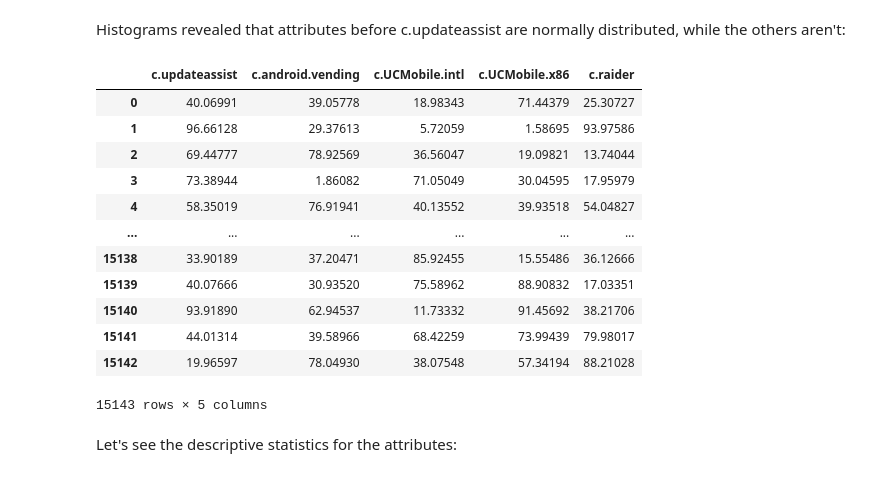
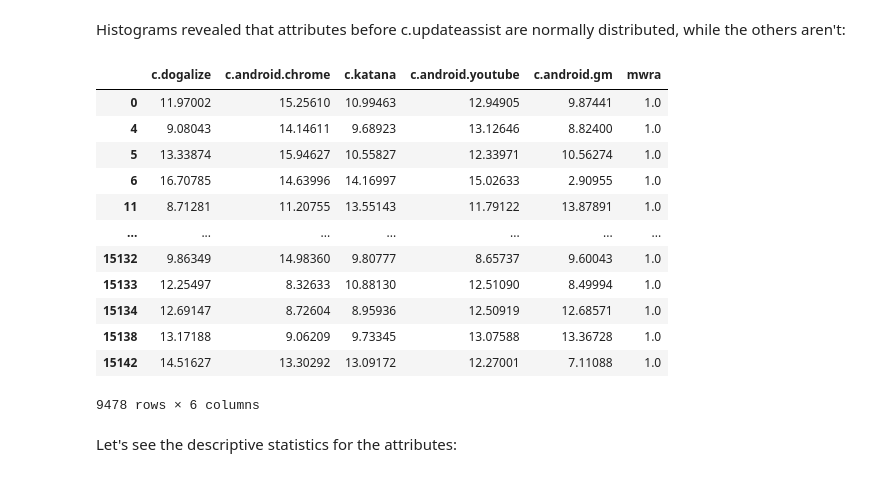
Before and after one commit to Yessirskiy/IAU-Project, a Jupyter notebook: project.ipynb, the cells around one changed output. Drawn from its saved outputs; the diff is of its cells as text; code cells hidden in the pictures.

```diff
--- a/project.ipynb
+++ b/project.ipynb
@@ -229,21 +230,22 @@ Histograms revealed that attributes before c.updateassist are normally distribut
 # %%
 conn_norm = conn_attrs.loc[:, :"c.android.gm"]
 conn_notnorm = conn_attrs.loc[:, "c.updateassist":]
-conn_notnorm
+conn_norm = pd.concat([conn_norm, conn_df["mwra"]], axis=1)
+conn_norm[conn_norm["mwra"] == 1]
 # %% [output]
-|  | c.updateassist | c.android.vending | c.UCMobile.intl | c.UCMobile.x86 | c.raider |
-| 0 | 40.06991 | 39.05778 | 18.98343 | 71.44379 | 25.30727 |
-| 1 | 96.66128 | 29.37613 | 5.72059 | 1.58695 | 93.97586 |
-| 2 | 69.44777 | 78.92569 | 36.56047 | 19.09821 | 13.74044 |
-| 3 | 73.38944 | 1.86082 | 71.05049 | 30.04595 | 17.95979 |
-| 4 | 58.35019 | 76.91941 | 40.13552 | 39.93518 | 54.04827 |
-| ... | ... | ... | ... | ... | ... |
-| 15138 | 33.90189 | 37.20471 | 85.92455 | 15.55486 | 36.12666 |
-| 15139 | 40.07666 | 30.93520 | 75.58962 | 88.90832 | 17.03351 |
-| 15140 | 93.91890 | 62.94537 | 11.73332 | 91.45692 | 38.21706 |
-| 15141 | 44.01314 | 39.58966 | 68.42259 | 73.99439 | 79.98017 |
-| 15142 | 19.96597 | 78.04930 | 38.07548 | 57.34194 | 88.21028 |
+|  | c.dogalize | c.android.chrome | c.katana | c.android.youtube | c.android.gm | mwra |
+| 0 | 11.97002 | 15.25610 | 10.99463 | 12.94905 | 9.87441 | 1.0 |
+| 4 | 9.08043 | 14.14611 | 9.68923 | 13.12646 | 8.82400 | 1.0 |
+| 5 | 13.33874 | 15.94627 | 10.55827 | 12.33971 | 10.56274 | 1.0 |
+| 6 | 16.70785 | 14.63996 | 14.16997 | 15.02633 | 2.90955 | 1.0 |
+| 11 | 8.71281 | 11.20755 | 13.55143 | 11.79122 | 13.87891 | 1.0 |
+| ... | ... | ... | ... | ... | ... | ... |
+| 15132 | 9.86349 | 14.98360 | 9.80777 | 8.65737 | 9.60043 | 1.0 |
+| 15133 | 12.25497 | 8.32633 | 10.88130 | 12.51090 | 8.49994 | 1.0 |
+| 15134 | 12.69147 | 8.72604 | 8.95936 | 12.50919 | 12.68571 | 1.0 |
+| 15138 | 13.17188 | 9.06209 | 9.73345 | 13.07588 | 13.36728 | 1.0 |
+| 15142 | 14.51627 | 13.30292 | 13.09172 | 12.27001 | 7.11088 | 1.0 |
-15143 rows × 5 columns
+9478 rows × 6 columns
 # %% [markdown]
 Let's see the descriptive statistics for the attributes:
 # %%
```
Also changed, not shown: parts of 24 cells of this notebook.
